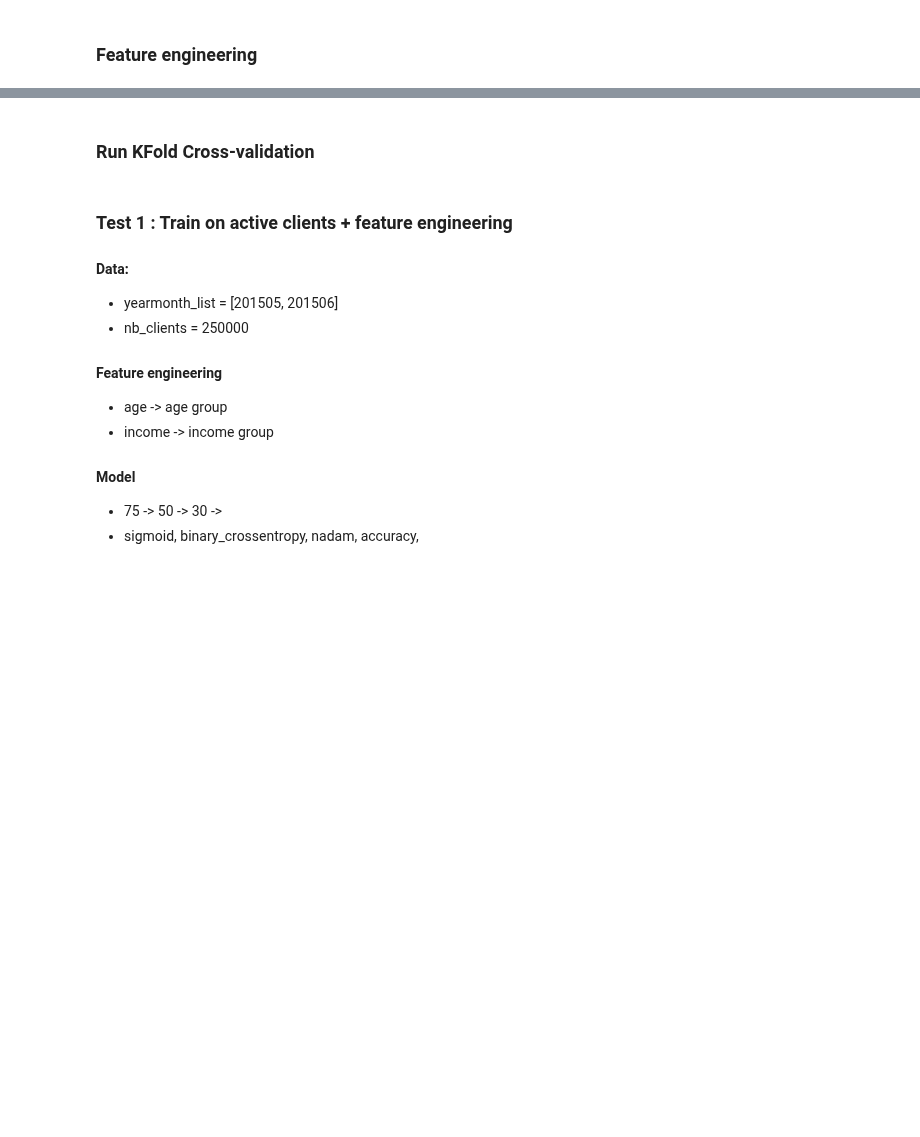
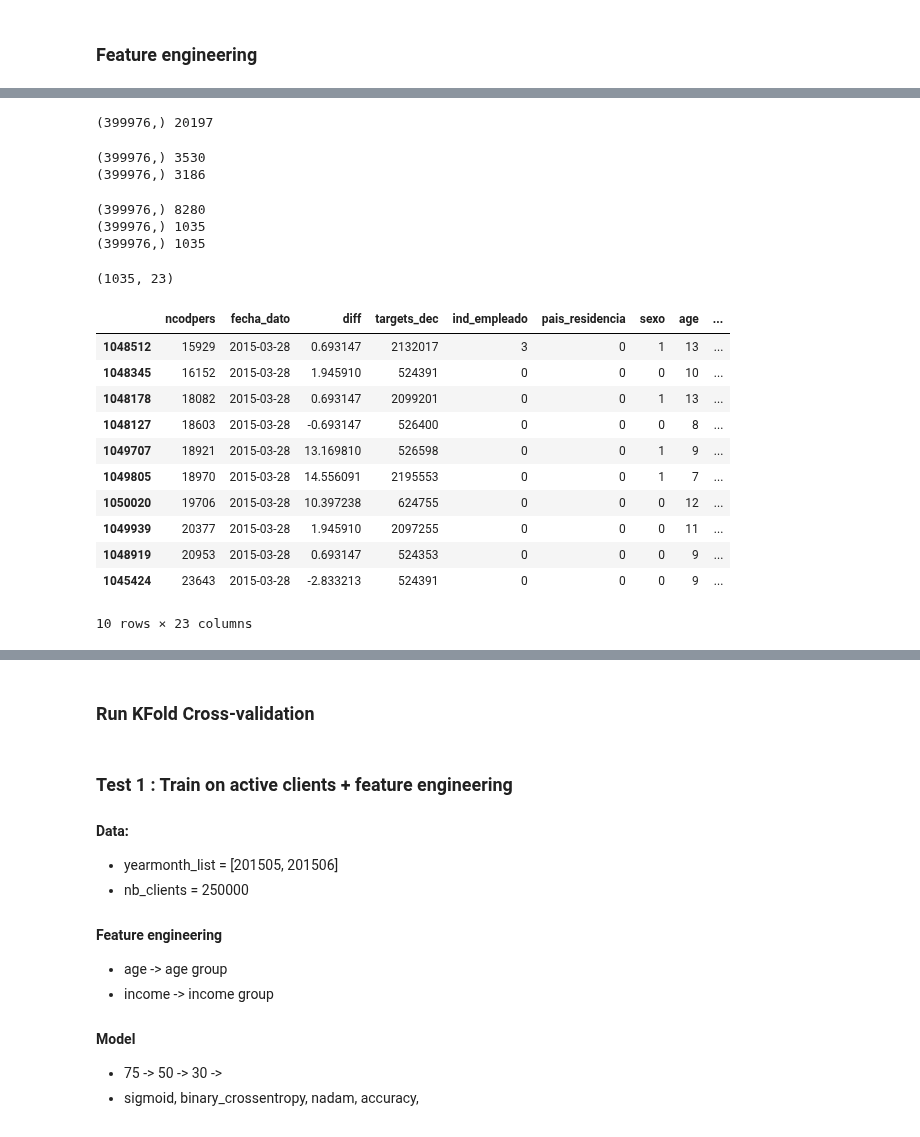
Before and after one commit to vfdev-5/SPR, a Jupyter notebook: keras/NN_predictions_2_CV_active_clients2.ipynb, the cells around one changed output, grey strips where cells are left out. Drawn from its saved outputs; the diff is of its cells as text; code cells hidden in the pictures; blank space fills up the shorter version.

```diff
--- a/keras/NN_predictions_2_CV_active_clients2.ipynb
+++ b/keras/NN_predictions_2_CV_active_clients2.ipynb
@@ -539,0 +446,46 @@ X.head()
+# %%
+active_clients_mask = ~train_df['diff'].isin([0, -16777216])
+# %%
+print active_clients_mask.shape, active_clients_mask.sum()
+# %% [output]
+(399976,) 20197
+# %%
+current_month = 201503
+next_year_month = current_month + 100
+month_mask = train_df['fecha_dato'] == months_ym_map[current_month]
+next_year_month_mask = train_df['fecha_dato'] == months_ym_map[next_year_month]
+# %%
+print (month_mask & active_clients_mask).shape, (month_mask & active_clients_mask).sum()
+print (next_year_month_mask & active_clients_mask).shape, (next_year_month_mask & active_clients_mask).sum()
+# %% [output]
+(399976,) 3530
+(399976,) 3186
+# %%
+active_clients_mask2 = get_common_clients(train_df, month_mask & active_clients_mask, next_year_month_mask & active_clients_mask)
+print active_clients_mask2.shape, active_clients_mask2.sum()
+print (month_mask & active_clients_mask2).shape, (month_mask & active_clients_mask2).sum()
+print (next_year_month_mask & active_clients_mask2).shape, (next_year_month_mask & active_clients_mask2).sum()
+# %% [output]
+(399976,) 8280
+(399976,) 1035
+(399976,) 1035
+# %%
+X = train_fe_df[month_mask & active_clients_mask2][['ncodpers', 'fecha_dato', 'diff', 'targets_dec'] + features]
+Y = train_fe_df[next_year_month_mask & active_clients_mask2][['ncodpers', 'fecha_dato', 'diff', 'targets_dec']]
+# %%
+print X.shape
+X.head(10)
+# %% [output]
+(1035, 23)
+|  | ncodpers | fecha_dato | diff | targets_dec | ind_empleado | pais_residencia | sexo | age | ... |
+| 1048512 | 15929 | 2015-03-28 | 0.693147 | 2132017 | 3 | 0 | 1 | 13 | ... |
+| 1048345 | 16152 | 2015-03-28 | 1.945910 | 524391 | 0 | 0 | 0 | 10 | ... |
+| 1048178 | 18082 | 2015-03-28 | 0.693147 | 2099201 | 0 | 0 | 1 | 13 | ... |
+| 1048127 | 18603 | 2015-03-28 | -0.693147 | 526400 | 0 | 0 | 0 | 8 | ... |
+| 1049707 | 18921 | 2015-03-28 | 13.169810 | 526598 | 0 | 0 | 1 | 9 | ... |
+| 1049805 | 18970 | 2015-03-28 | 14.556091 | 2195553 | 0 | 0 | 1 | 7 | ... |
+| 1050020 | 19706 | 2015-03-28 | 10.397238 | 624755 | 0 | 0 | 0 | 12 | ... |
+| 1049939 | 20377 | 2015-03-28 | 1.945910 | 2097255 | 0 | 0 | 0 | 11 | ... |
+| 1048919 | 20953 | 2015-03-28 | 0.693147 | 524353 | 0 | 0 | 0 | 9 | ... |
+| 1045424 | 23643 | 2015-03-28 | -2.833213 | 524391 | 0 | 0 | 0 | 9 | ... |
+10 rows × 23 columns
```
Also changed, not shown: parts of 67 cells of this notebook, 2 other files.
